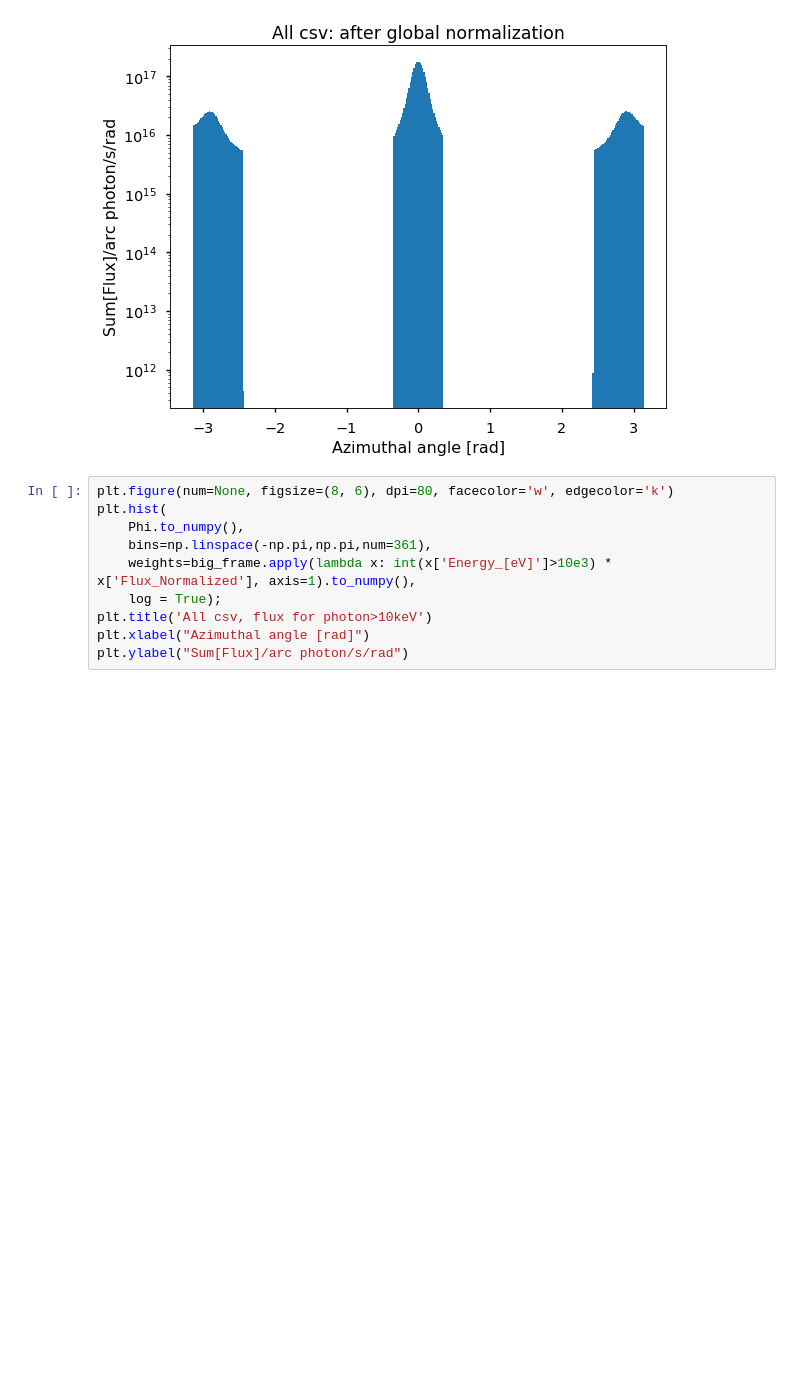
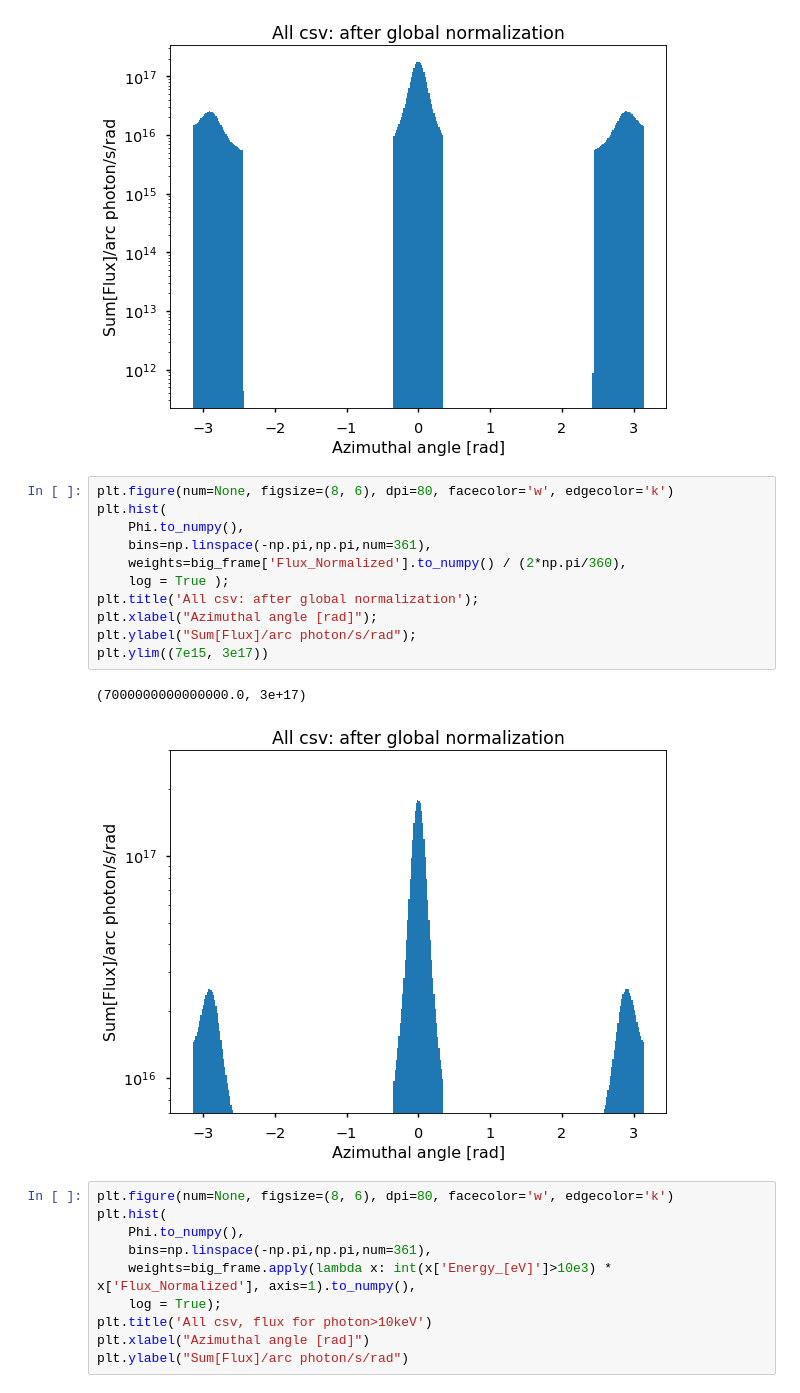
Before and after one commit to blackcathj/SynRad, a Jupyter notebook: CheckAll.ipynb, the cells around one changed output. Cells and saved outputs as stored; diff of their text form; blank space fills up the shorter version.

Commit message:
update plot

```diff
--- a/CheckAll.ipynb
+++ b/CheckAll.ipynb
@@ -172,6 +172,20 @@ plt.xlabel("Azimuthal angle [rad]");
 plt.ylabel("Sum[Flux]/arc photon/s/rad");
 # %% [output]
 [figure]
+# %%
+plt.figure(num=None, figsize=(8, 6), dpi=80, facecolor='w', edgecolor='k')
+plt.hist(
+    Phi.to_numpy(),
+    bins=np.linspace(-np.pi,np.pi,num=361),
+    weights=big_frame['Flux_Normalized'].to_numpy() / (2*np.pi/360),
+    log = True );
+plt.title('All csv: after global normalization');
+plt.xlabel("Azimuthal angle [rad]");
+plt.ylabel("Sum[Flux]/arc photon/s/rad");
+plt.ylim((7e15, 3e17))
+# %% [output]
+(7000000000000000.0, 3e+17)
+[figure, added]
 # %%
 plt.figure(num=None, figsize=(8, 6), dpi=80, facecolor='w', edgecolor='k')
 plt.hist(
```
Also changed, not shown: 1 other file.
